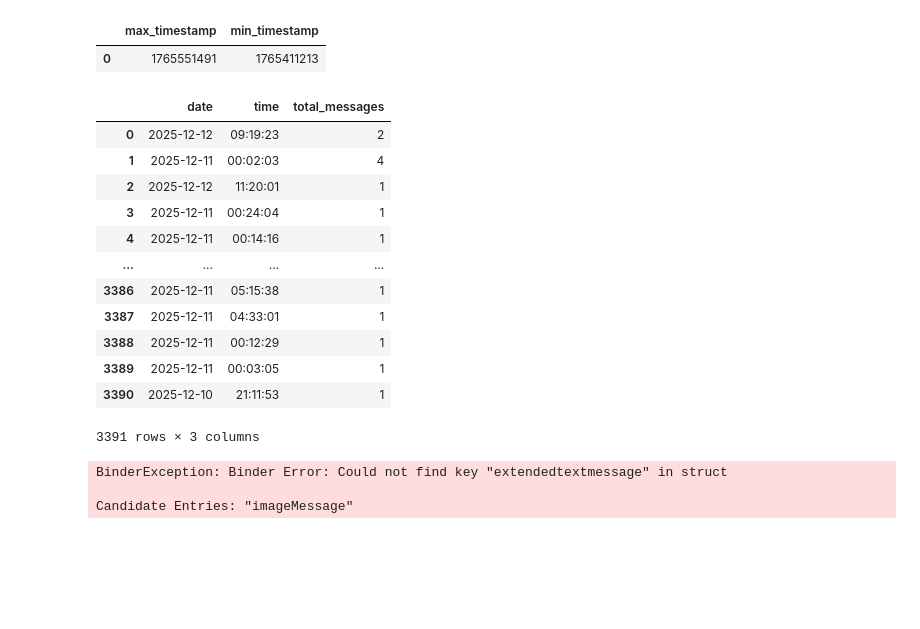
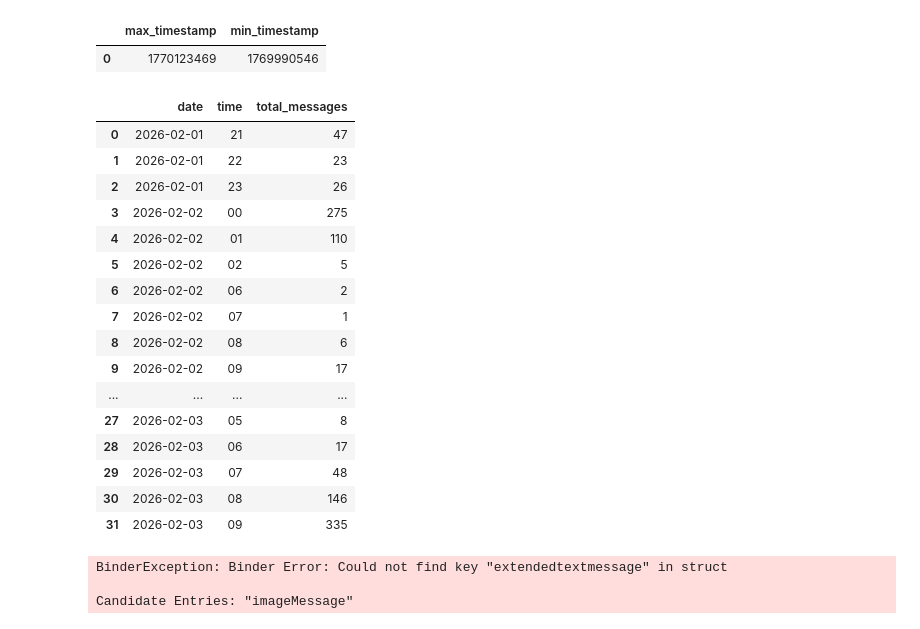
Before and after one commit to JoaoGollucci/whatsapp_data, a Jupyter notebook: pipeline.ipynb, the cells around one changed output. Saved outputs shown, nothing was run; the diff lists cells and outputs as text; code cells hidden in the pictures; blank space fills up the shorter version.

```diff
--- a/pipeline.ipynb
+++ b/pipeline.ipynb
@@ -65,6 +81,6 @@ df
 # %%
 #CAMADA SILVER
-path = r'bronze\bronze_messages_20251212.parquet'
+path = r'bronze\*.parquet'
 df = con.execute('''
     SELECT max(timestamp) as max_timestamp, min(timestamp) as min_timestamp
 
@@ -75,38 +91,43 @@ df = con.execute('''
 df
 # %% [output]
 |  | max_timestamp | min_timestamp |
-| 0 | 1765551491 | 1765411213 |
+| 0 | 1770123469 | 1769990546 |
 # %%
 #CAMADA SILVER
-path = r'bronze\bronze_messages_20251212.parquet'
+path = r'bronze\*.parquet'
 df = con.execute('''
     with dados as (SELECT id,
     strftime(to_timestamp(cast(timestamp as bigint)), '%Y-%m-%d') as date,
-    strftime(to_timestamp(cast(timestamp as bigint)), '%H:%M:%S') as time
+    strftime(to_timestamp(cast(timestamp as bigint)), '%H') as time
 
     FROM read_parquet(?)
                  )
     select distinct date, time, count(id) as total_messages
     from dados
     group by date, time
+    order by date, time
 ''', [path]).df()
 
 df.to_csv(f'silver/val_silver_messages_{data_atual}.csv', index=False)
 df
 # %% [output]
 |  | date | time | total_messages |
-| 0 | 2025-12-12 | 09:19:23 | 2 |
-| 1 | 2025-12-11 | 00:02:03 | 4 |
-| 2 | 2025-12-12 | 11:20:01 | 1 |
-| 3 | 2025-12-11 | 00:24:04 | 1 |
-| 4 | 2025-12-11 | 00:14:16 | 1 |
+| 0 | 2026-02-01 | 21 | 47 |
+| 1 | 2026-02-01 | 22 | 23 |
+| 2 | 2026-02-01 | 23 | 26 |
+| 3 | 2026-02-02 | 00 | 275 |
+| 4 | 2026-02-02 | 01 | 110 |
+| 5 | 2026-02-02 | 02 | 5 |
+| 6 | 2026-02-02 | 06 | 2 |
+| 7 | 2026-02-02 | 07 | 1 |
+| 8 | 2026-02-02 | 08 | 6 |
+| 9 | 2026-02-02 | 09 | 17 |
 | ... | ... | ... | ... |
-| 3386 | 2025-12-11 | 05:15:38 | 1 |
-| 3387 | 2025-12-11 | 04:33:01 | 1 |
-| 3388 | 2025-12-11 | 00:12:29 | 1 |
-| 3389 | 2025-12-11 | 00:03:05 | 1 |
-| 3390 | 2025-12-10 | 21:11:53 | 1 |
+| 27 | 2026-02-03 | 05 | 8 |
+| 28 | 2026-02-03 | 06 | 17 |
+| 29 | 2026-02-03 | 07 | 48 |
+| 30 | 2026-02-03 | 08 | 146 |
+| 31 | 2026-02-03 | 09 | 335 |
-3391 rows × 3 columns
 # %%
 # #CAMADA SILVER
 # path = r'bronze\*.parquet'
```
Also changed, not shown: parts of 2 cells of this notebook, 6 other files.
